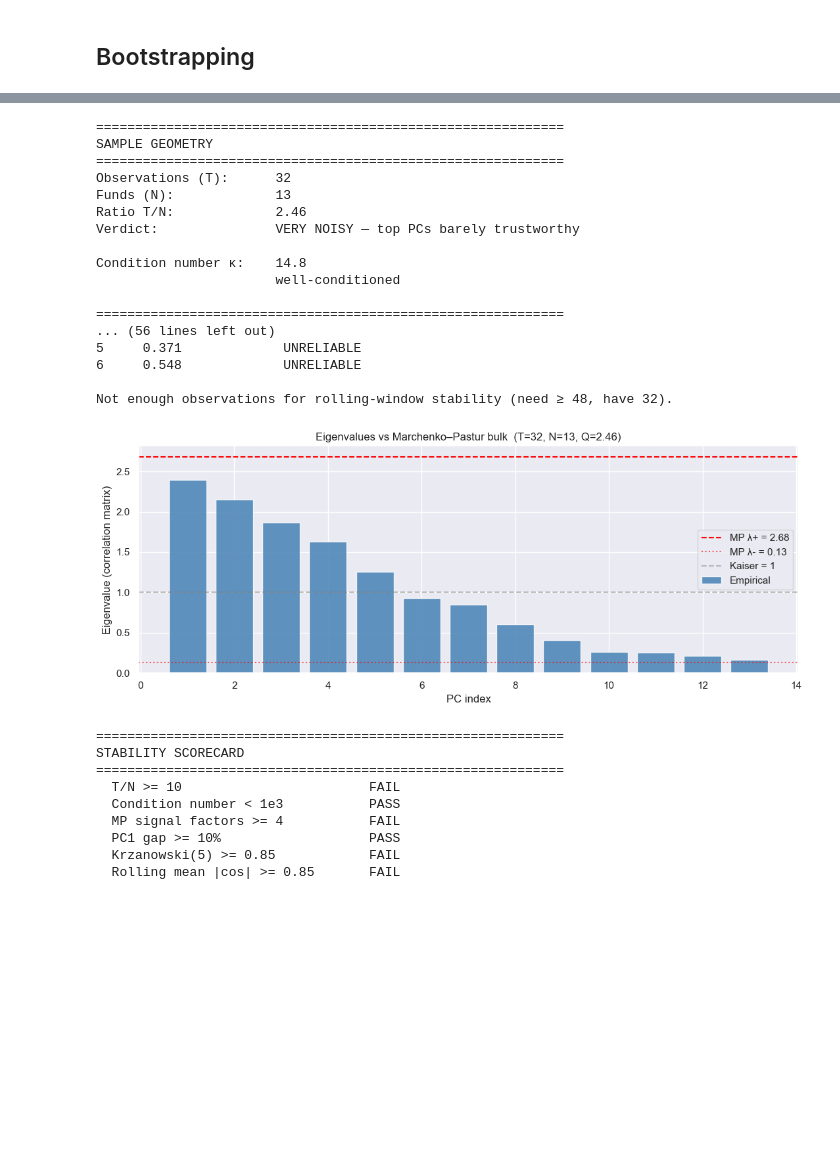
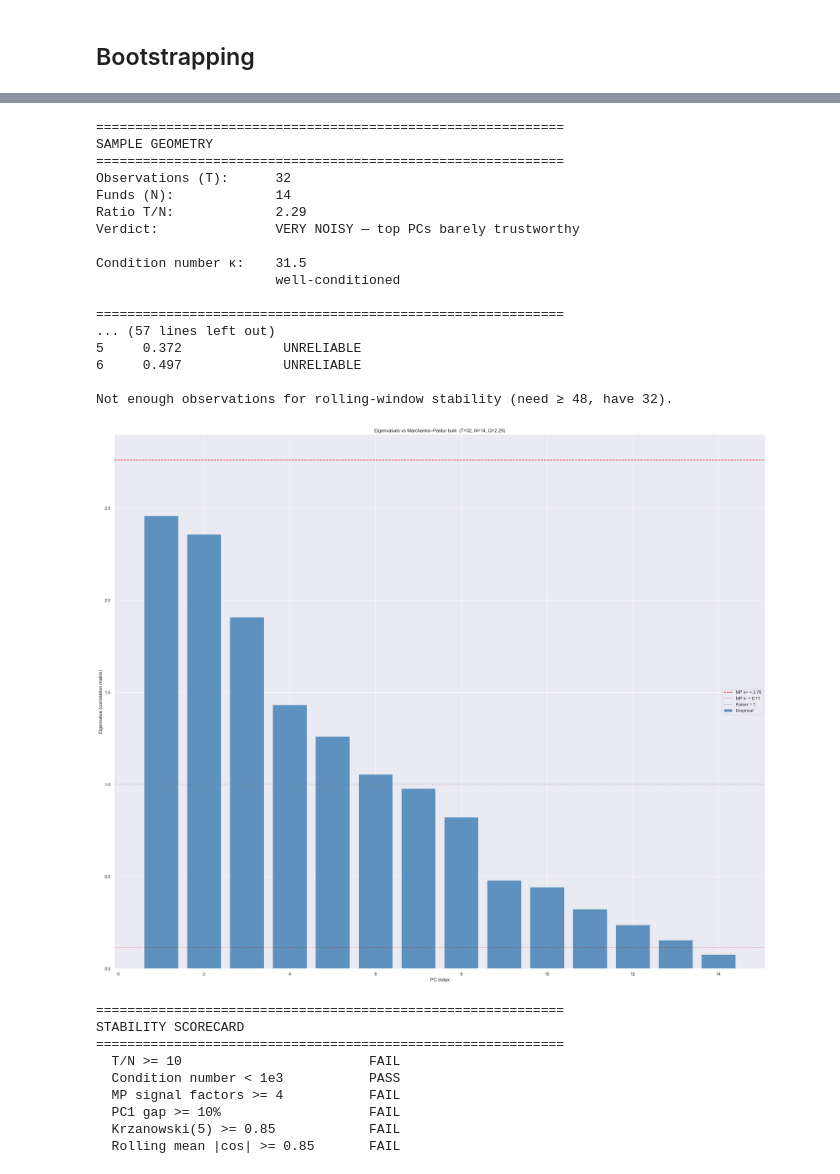
Before and after one commit to arthurdhonneur7/athenee_hf_portfolio, a Jupyter notebook: correlation_analysis.ipynb, the cells around one changed output, grey strips where cells are left out. Drawn from its saved outputs; the diff is of its cells as text; code cells hidden in the pictures; blank space fills up the shorter version.

```diff
--- a/correlation_analysis.ipynb
+++ b/correlation_analysis.ipynb
@@ -8,8 +8,10 @@ import pandas as pd
 df = pd.read_csv('./data/concat_hf_data.csv', parse_dates=True).set_index('date')
 df.index = pd.to_datetime(df.index)
 
-# df = df.drop(columns=['arr', 'm1', 'tidan', 'bam'], axis=1)
-df = df.drop(columns=['four_world'], axis=1)
+cols_to_drop = [c for c in df.columns if c.startswith('coban_') or c == 'sp500']
+df = df.drop(columns=cols_to_drop, axis=1)
+# cols_to_keep = [c for c in df.columns if c.startswith('coban_') or c == 'sp500']
+# df = df[cols_to_keep]
 # df = df[['bam', 'four_world', 'quanstream', 'm1', 'vadantia', 'sp500', 'arr']]
 # 2. Compute the correlation matrix
 # 'min_periods' ensures we have at least N overlapping data points
@@ -413,7 +416,7 @@ print(f"  P(ENB  >= N/2):     {(boot_df['ENB']  >= N/2).mean():.1%}")
 print(f"  P(Kaiser >= 5):     {(boot_df['Kaiser'] >= 5).mean():.1%}")
 
 # --- Visualize the bootstrap distributions ---
-fig, axes = plt.subplots(1, 3, figsize=(14, 4))
+fig, axes = plt.subplots(1, 3, figsize=(24, 20))
 for ax, metric, threshold, label in [
     (axes[0], 'PC1',  0.30, 'PC1 ≤ 30%'),
     (axes[1], 'Top3', 0.60, 'Top 3 ≤ 60%'),
@@ -615,7 +618,7 @@ if T >= window + 12:
         v = "stable" if m > 0.9 else "workable" if m > 0.7 else "UNSTABLE"
         print(f"PC{k+1:<4}{m:<14.3f}{mn:<14.3f}{v:<20}")
 
-    fig, ax = plt.subplots(figsize=(11, 4.5))
+    fig, ax = plt.subplots(figsize=(24, 20))
     for k in range(top_k):
         ax.plot(cos_sim[:, k], label=f'PC{k+1}', alpha=0.85)
     ax.axhline(0.9, color='green',  linestyle='--', alpha=0.4, label='stable')
@@ -634,7 +637,7 @@ else:
 # ============================================================
 # 7. SCREE WITH MP BULK OVERLAY
 # ============================================================
-fig, ax = plt.subplots(figsize=(11, 4.5))
+fig, ax = plt.subplots(figsize=(24, 20))
 x = np.arange(1, N+1)
 ax.bar(x, eig_corr, color='steelblue', alpha=0.85, label='Empirical')
 ax.axhline(lam_plus,  color='red',  linestyle='--', label=f'MP λ+ = {lam_plus:.2f}')
@@ -652,47 +655,47 @@ plt.tight_layout(); plt.show()
 # ============================================================
 krz_5 = (lambda k: np.trace(top_k_loadings(X1,k).T @ top_k_loadings(X2,k)
                             @ top_k_loadings(X2,k).T @ top_k_loadings(X1,k))/k)(min(5,N))
 mean_cos_top = cos_sim[:, :top_k].mean() if T >= window+12 else np.nan
 
 stability_checks = [
     ("T/N >= 10",                 T/N >= 10),
     ("Condition number < 1e3",    kappa < 1e3),
     ("MP signal factors >= 4",    n_signal >= 4),
     ("PC1 gap >= 10%",            (eigenvalues[0]-eigenvalues[1])/eigenvalues[0] >= 0.10),
     ("Krzanowski(5) >= 0.85",     krz_5 >= 0.85),
     ("Rolling mean |cos| >= 0.85", (not np.isnan(mean_cos_top)) and mean_cos_top >= 0.85),
 ]
 print("\n" + "=" * 60)
 print("STABILITY SCORECARD")
 print("=" * 60)
 for label, ok in stability_checks:
     print(f"  {label:<32} {'PASS' if ok else 'FAIL'}")
 # %% [output]
 ============================================================
 SAMPLE GEOMETRY
 ============================================================
 Observations (T):      32
-Funds (N):             13
-Ratio T/N:             2.46
+Funds (N):             14
+Ratio T/N:             2.29
 Verdict:               VERY NOISY — top PCs barely trustworthy
 
-Condition number κ:    14.8
+Condition number κ:    31.5
                        well-conditioned
 
 ============================================================
-... (56 lines left out)
-5     0.371             UNRELIABLE
-6     0.548             UNRELIABLE
+... (57 lines left out)
+5     0.372             UNRELIABLE
+6     0.497             UNRELIABLE
 
 Not enough observations for rolling-window stability (need ≥ 48, have 32).
-[figure, old version]
+[figure, new version]
 ============================================================
 STABILITY SCORECARD
 ============================================================
   T/N >= 10                        FAIL
   Condition number < 1e3           PASS
   MP signal factors >= 4           FAIL
-  PC1 gap >= 10%                   PASS
+  PC1 gap >= 10%                   FAIL
   Krzanowski(5) >= 0.85            FAIL
   Rolling mean |cos| >= 0.85       FAIL
 # %%
```
Also changed, not shown: parts of 11 cells of this notebook, 12 other files.
